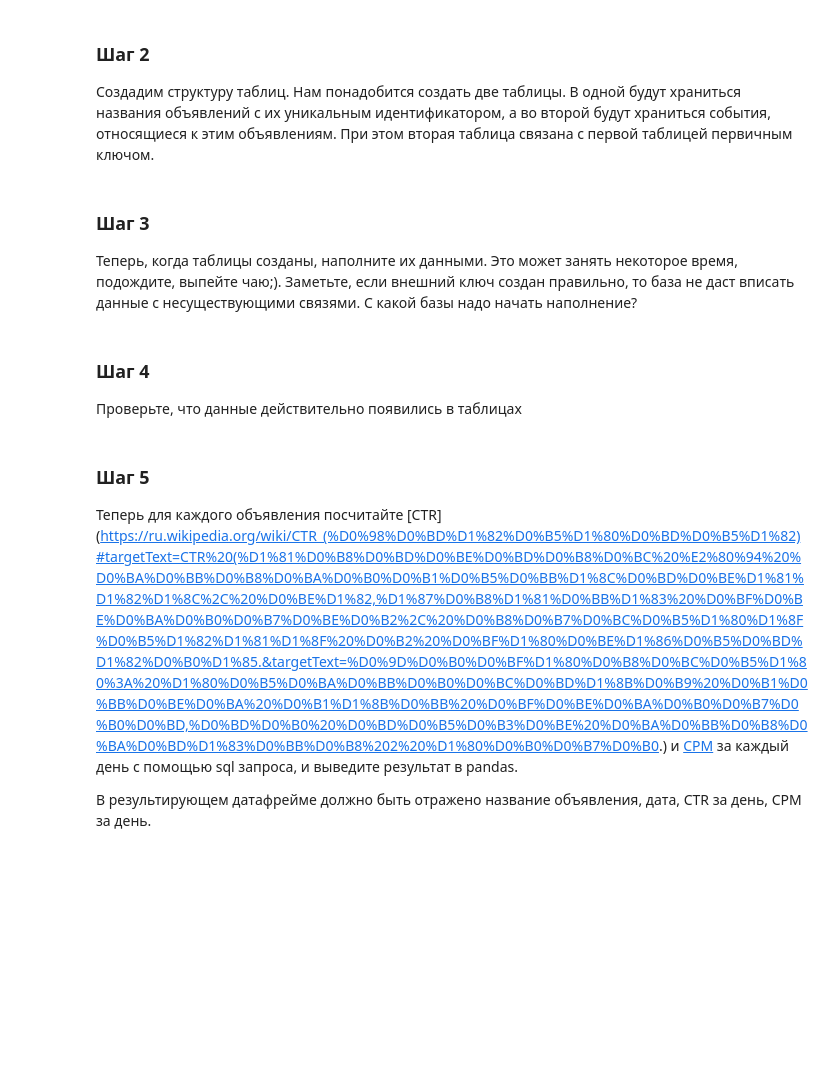
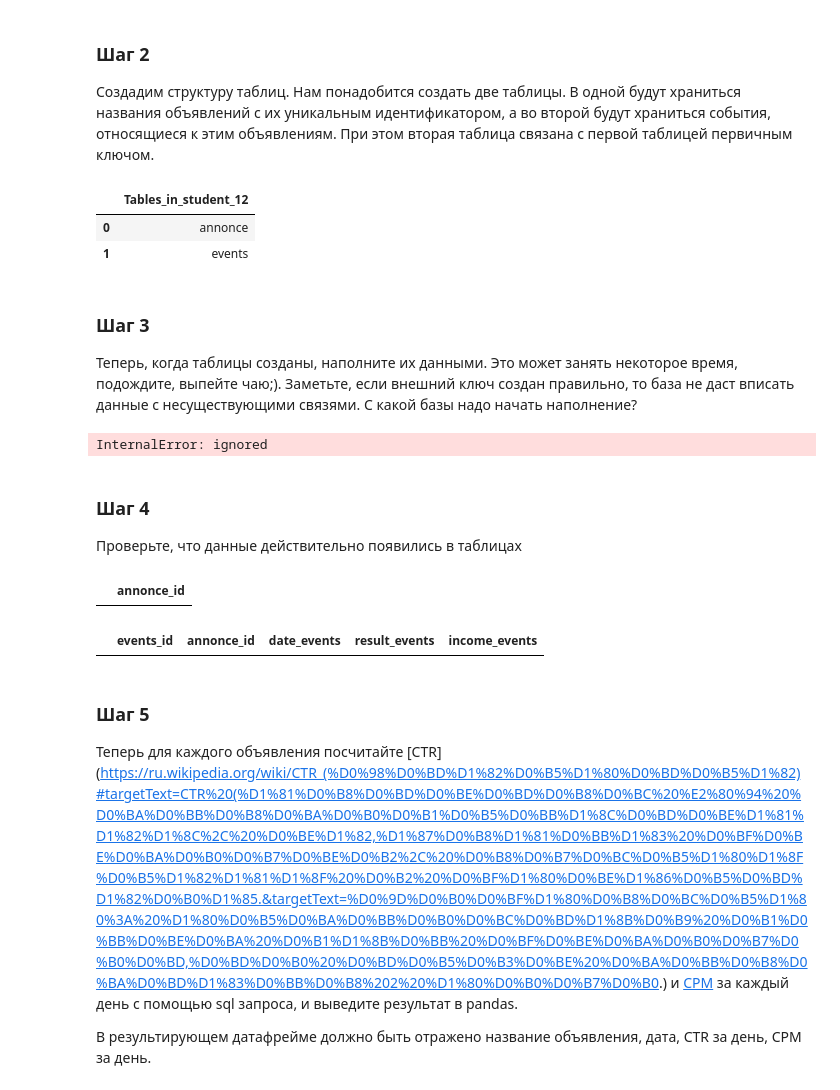
Before and after one commit to theysee/sberbank_reboot, a Jupyter notebook: Поток_3_Практика_к_занятию_6.ipynb, the cells around one changed output. Saved outputs shown, nothing was run; the diff lists cells and outputs as text; code cells hidden in the pictures; blank space fills up the shorter version.

```diff
--- a/Поток_3_Практика_к_занятию_6.ipynb
+++ b/Поток_3_Практика_к_занятию_6.ipynb
@@ -145,3 +174,9 @@ conn.commit() # сохраняем изменения
+# %%
+pd.read_sql_query("show tables",conn)
+# %% [output]
+|  | Tables_in_student_12 |
+| 0 | annonce |
+| 1 | events |
 # %% [markdown]
 ### Шаг 3
 Теперь, когда таблицы созданы, наполните их данными. Это может занять некоторое время, подождите, выпейте чаю;). Заметьте, если внешний ключ создан правильно, то база не даст вписать данные с несуществующими связями.
@@ -151,3 +184,17 @@ conn.commit() # сохраняем изменения
+# %%
+#queries = [f'INSERT INTO Annonce (annonce_id) VALUES ({n})']
+queries = []
+
+for i in advertisings:
+  querie = f'INSERT INTO Annonce (annonce_id) VALUES ({i})'
+  queries.append(querie)
+
+for q in queries:
+  conn.cursor().execute(q)
+
+conn.commit()
+# %% [output]
+InternalError: ignored
 # %% [markdown]
 ### Шаг 4
 Проверьте, что данные действительно появились в таблицах
@@ -156,3 +201,11 @@ conn.commit() # сохраняем изменения
+# %%
+pd.read_sql_query('''SELECT * FROM Annonce''', conn)
+# %% [output]
+|  | annonce_id |
+# %%
+pd.read_sql_query('''SELECT * FROM Events''', conn)
+# %% [output]
+|  | events_id | annonce_id | date_events | result_events | income_events |
 # %% [markdown]
 ### Шаг 5
 Теперь для каждого объявления посчитайте [CTR](https://ru.wikipedia.org/wiki/CTR_(%D0%98%D0%BD%D1%82%D0%B5%D1%80%D0%BD%D0%B5%D1%82)#targetText=CTR%20(%D1%81%D0%B8%D0%BD%D0%BE%D0%BD%D0%B8%D0%BC%20%E2%80%94%20%D0%BA%D0%BB%D0%B8%D0%BA%D0%B0%D0%B1%D0%B5%D0%BB%D1%8C%D0%BD%D0%BE%D1%81%D1%82%D1%8C%2C%20%D0%BE%D1%82,%D1%87%D0%B8%D1%81%D0%BB%D1%83%20%D0%BF%D0%BE%D0%BA%D0%B0%D0%B7%D0%BE%D0%B2%2C%20%D0%B8%D0%B7%D0%BC%D0%B5%D1%80%D1%8F%D0%B5%D1%82%D1%81%D1%8F%20%D0%B2%20%D0%BF%D1%80%D0%BE%D1%86%D0%B5%D0%BD%D1%82%D0%B0%D1%85.&targetText=%D0%9D%D0%B0%D0%BF%D1%80%D0%B8%D0%BC%D0%B5%D1%80%3A%20%D1%80%D0%B5%D0%BA%D0%BB%D0%B0%D0%BC%D0%BD%D1%8B%D0%B9%20%D0%B1%D0%BB%D0%BE%D0%BA%20%D0%B1%D1%8B%D0%BB%20%D0%BF%D0%BE%D0%BA%D0%B0%D0%B7%D0%B0%D0%BD,%D0%BD%D0%B0%20%D0%BD%D0%B5%D0%B3%D0%BE%20%D0%BA%D0%BB%D0%B8%D0%BA%D0%BD%D1%83%D0%BB%D0%B8%202%20%D1%80%D0%B0%D0%B7%D0%B0.) и [CPM](http://promo-sa.ru/seo-terms/cpm) за каждый день с помощью sql запроса, и выведите результат в pandas.
```
Also changed, not shown: parts of 14 cells of this notebook.
